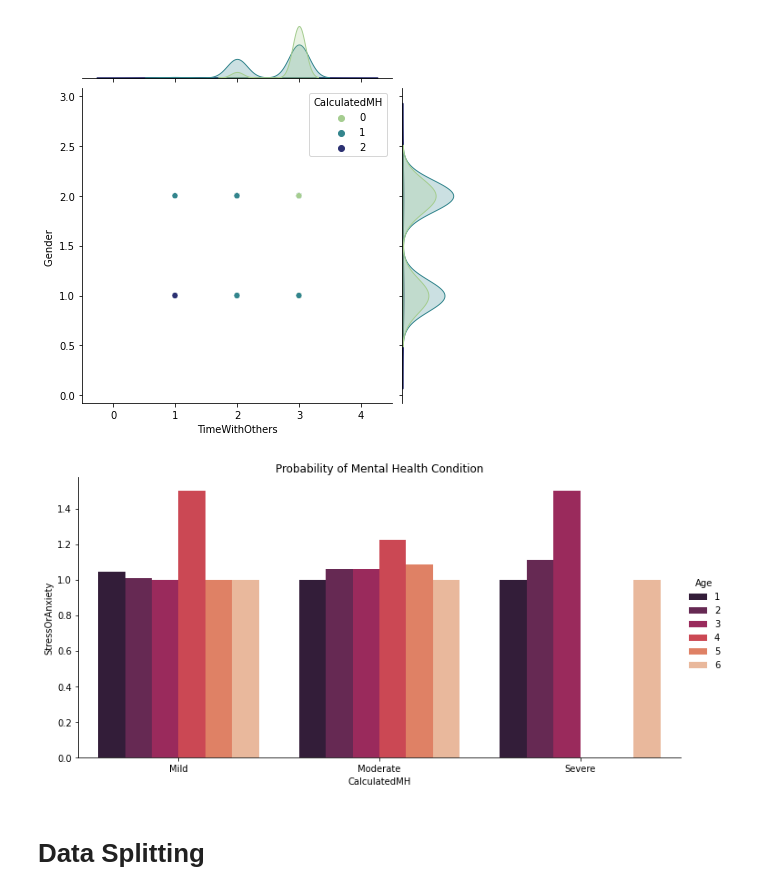
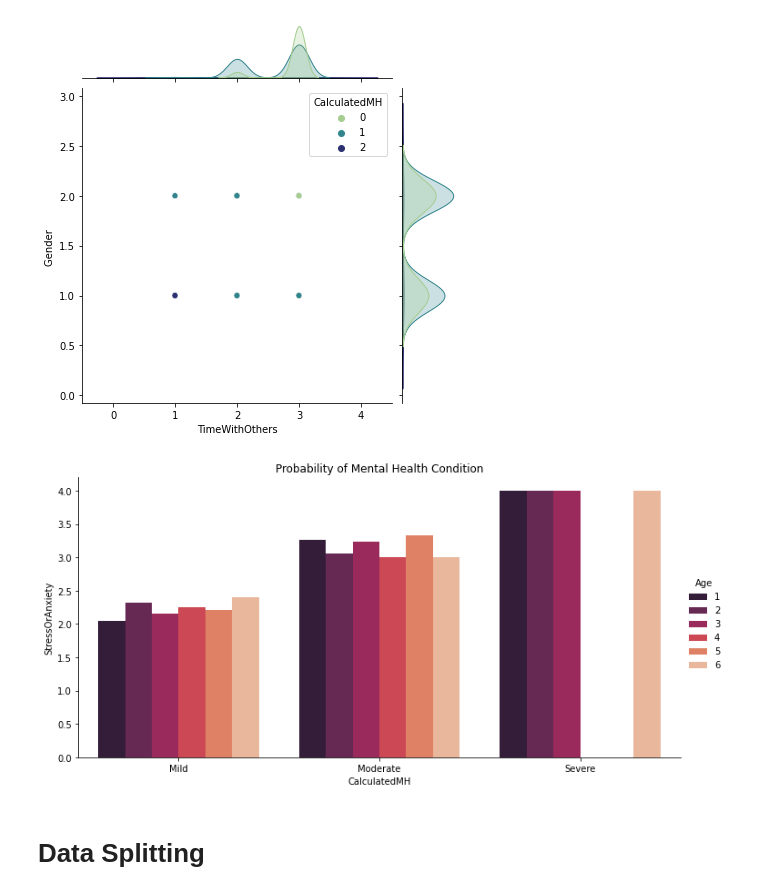
Before and after one commit to Shreerag01/Maths-End-Sem-Project-Sem-1, a Jupyter notebook: MentalHealth_EndSemesterProject.ipynb, the cells around one changed output. Cells and saved outputs as stored; diff of their text form; code cells hidden in the pictures.

```diff
--- a/MentalHealth_EndSemesterProject.ipynb
+++ b/MentalHealth_EndSemesterProject.ipynb
@@ -455,15 +455,15 @@ plt.show()
 [figure]
 # %%
 labels=["Mild","Moderate","Severe"]
-g = sns.catplot(x="CalculatedMH", y="TreatmentMH", hue="Age", data=df, kind="bar",
+g = sns.catplot(x="CalculatedMH", y="StressOrAnxiety", hue="Age", data=df, kind="bar",
                 ci=None, height=5, aspect=2, legend_out = True, palette="rocket")
 g.set_xticklabels(labels)
 plt.title('Probability of Mental Health Condition')
 plt.ylabel('StressOrAnxiety')
 plt.xlabel('CalculatedMH')
 plt.show()
 # %% [output]
-[figure, old version]
+[figure, new version]
 # %% [markdown]
 # Data Splitting
 # %%
```
Also changed, not shown: parts of 7 cells of this notebook.
